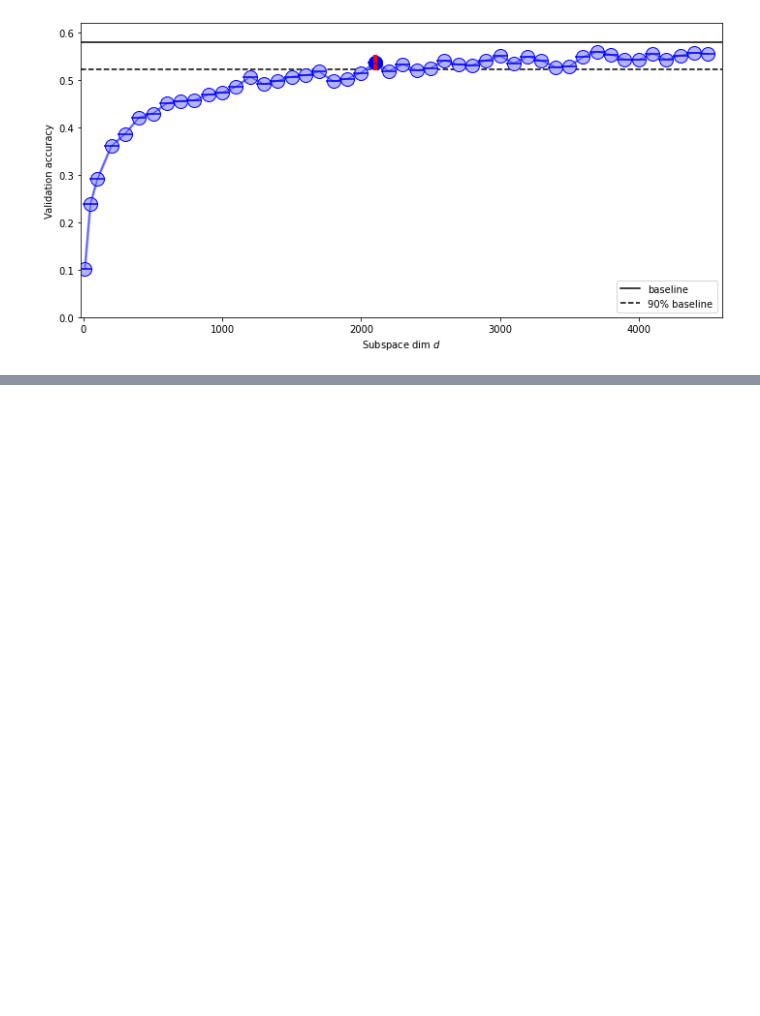
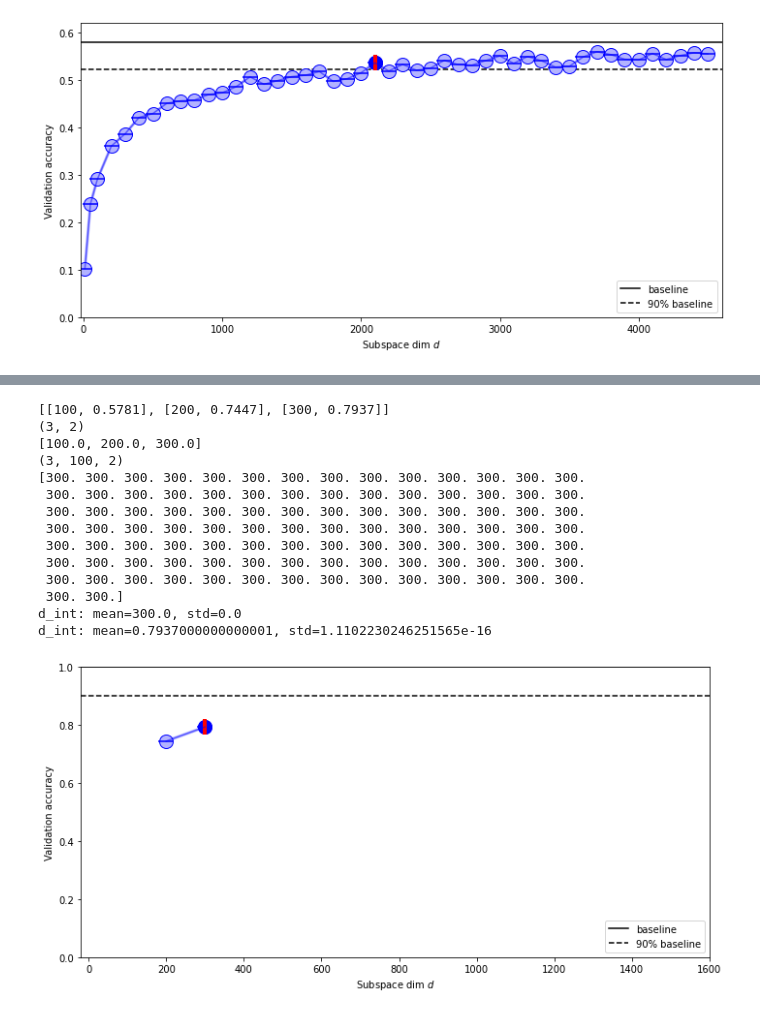
Before and after one commit to AntoAndGar/Intrinsic-Dimension, a Jupyter notebook: id_plots.ipynb, the cells around one changed output, grey strips where cells are left out. Saved outputs shown, nothing was run; the diff lists cells and outputs as text; code cells hidden in the pictures; blank space fills up the shorter version.

```diff
--- a/id_plots.ipynb
+++ b/id_plots.ipynb
@@ -177,0 +205,27 @@ d_int: mean=0.5364000000000001, std=1.1102230246251565e-16
+# %%
+with open('results_fc_lenet.json') as f:
+    data = json.load(f)
+f.close()
+
+data_fc_lenet = [] # 0 is the dimension of the full space and 100 is the global baseline accuracy (100%)
+for k,v in data.items():
+    data_fc_lenet.append([v['intrinsic_dimension'],v['best_accuracy']])
+# %%
+unique_dim, acc_mean, acc_std, acc_solved_mean, acc_solved_std, dim_solved_mean, dim_solved_std = format_data(data_fc_lenet, baseline=1.0)
+plot_perf_with_std(unique_dim, acc_mean, acc_std, acc_solved_mean, acc_solved_std, dim_solved_mean,dim_solved_std, baseline=1.0, logx=False,xlim_v=[-20,1600], ylim_v=[0,1.0], saveas='dim_mnist_mlp_2_200_std')
+# %% [output]
+[[100, 0.5781], [200, 0.7447], [300, 0.7937]]
+(3, 2)
+[100.0, 200.0, 300.0]
+(3, 100, 2)
+[300. 300. 300. 300. 300. 300. 300. 300. 300. 300. 300. 300. 300. 300.
+ 300. 300. 300. 300. 300. 300. 300. 300. 300. 300. 300. 300. 300. 300.
+ 300. 300. 300. 300. 300. 300. 300. 300. 300. 300. 300. 300. 300. 300.
+ 300. 300. 300. 300. 300. 300. 300. 300. 300. 300. 300. 300. 300. 300.
+ 300. 300. 300. 300. 300. 300. 300. 300. 300. 300. 300. 300. 300. 300.
+ 300. 300. 300. 300. 300. 300. 300. 300. 300. 300. 300. 300. 300. 300.
+ 300. 300. 300. 300. 300. 300. 300. 300. 300. 300. 300. 300. 300. 300.
+ 300. 300.]
+d_int: mean=300.0, std=0.0
+d_int: mean=0.7937000000000001, std=1.1102230246251565e-16
+[figure, added]
```
Also changed, not shown: parts of 3 cells of this notebook.
